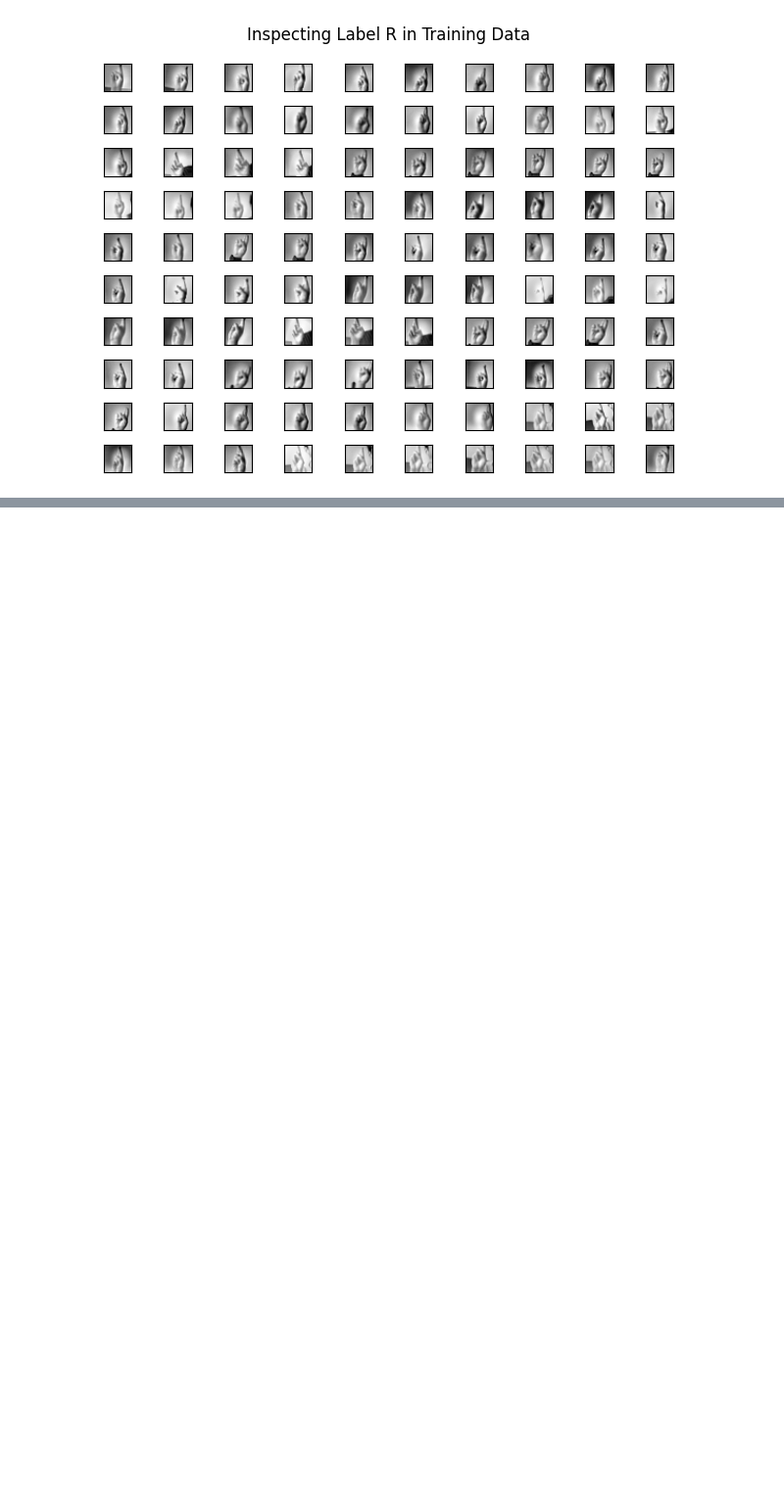
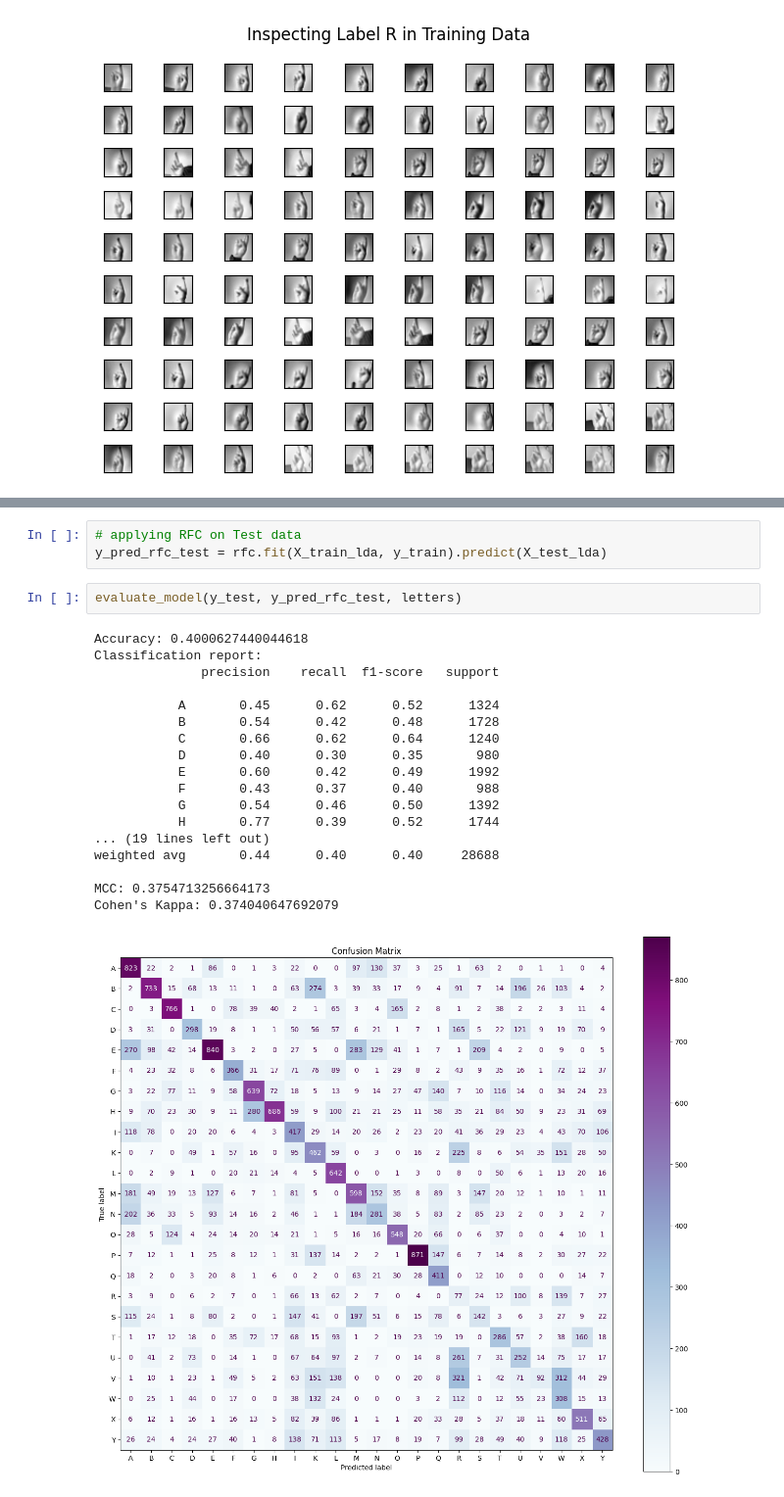
Before and after one commit to DataScienceAndEngineering/machine-learning-dse-i210-final-project-signlanguageclassification, a Jupyter notebook: notebooks/1.5-su-random-forest.ipynb, the cells around one changed output, grey strips where cells are left out. Shown at 98% size. Saved outputs shown, nothing was run; the diff lists cells and outputs as text; blank space fills up the shorter version.

```diff
--- a/notebooks/1.5-su-random-forest.ipynb
+++ b/notebooks/1.5-su-random-forest.ipynb
@@ -500,0 +529,24 @@ plt.show()
+# %%
+# applying RFC on Test data
+y_pred_rfc_test = rfc.fit(X_train_lda, y_train).predict(X_test_lda)
+# %%
+evaluate_model(y_test, y_pred_rfc_test, letters)
+# %% [output]
+Accuracy: 0.4000627440044618
+Classification report:
+              precision    recall  f1-score   support
+
+           A       0.45      0.62      0.52      1324
+           B       0.54      0.42      0.48      1728
+           C       0.66      0.62      0.64      1240
+           D       0.40      0.30      0.35       980
+           E       0.60      0.42      0.49      1992
+           F       0.43      0.37      0.40       988
+           G       0.54      0.46      0.50      1392
+           H       0.77      0.39      0.52      1744
+... (19 lines left out)
+weighted avg       0.44      0.40      0.40     28688
+
+MCC: 0.3754713256664173
+Cohen's Kappa: 0.374040647692079
+[figure, added]
```
Also changed, not shown: parts of 3 cells of this notebook.
